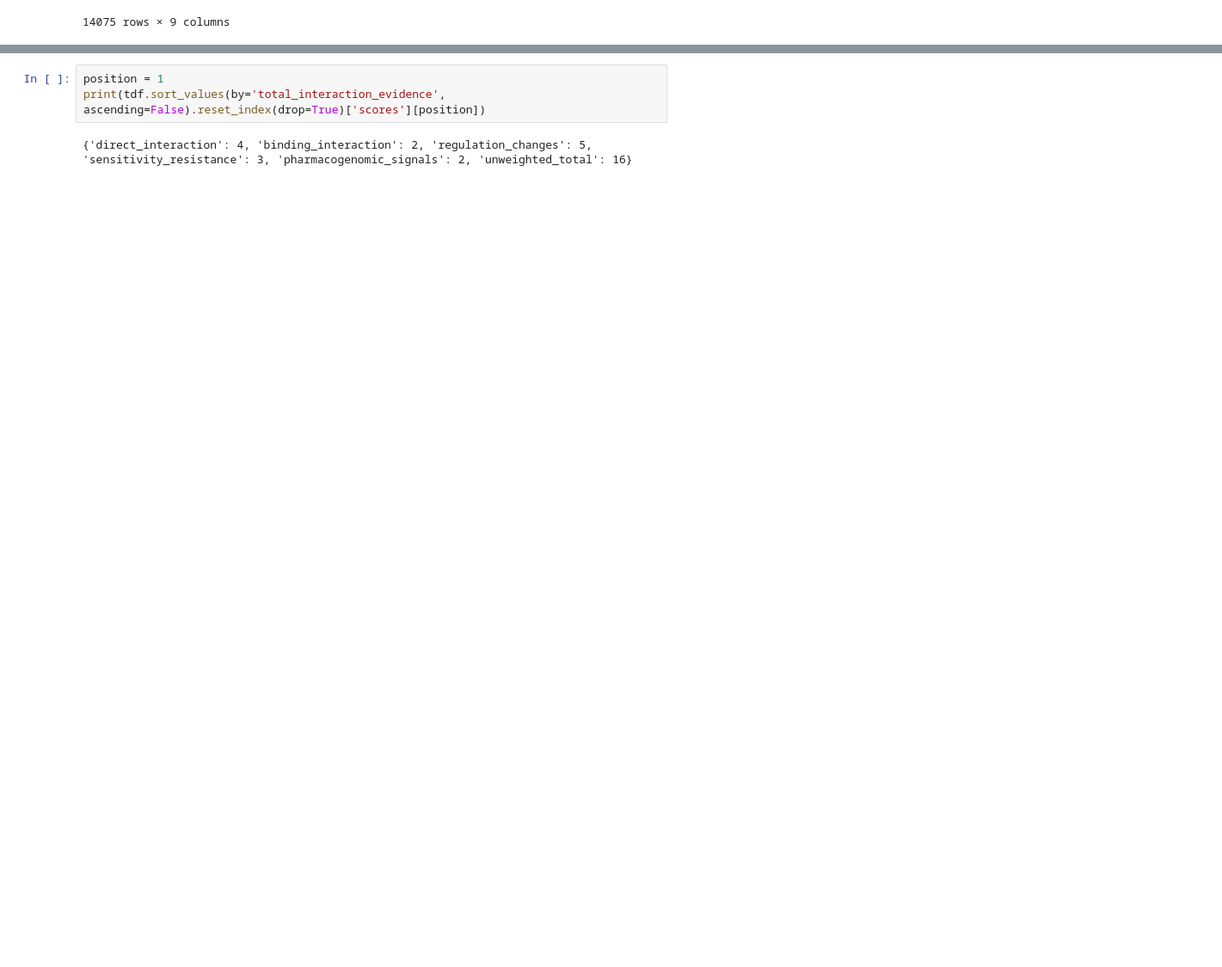
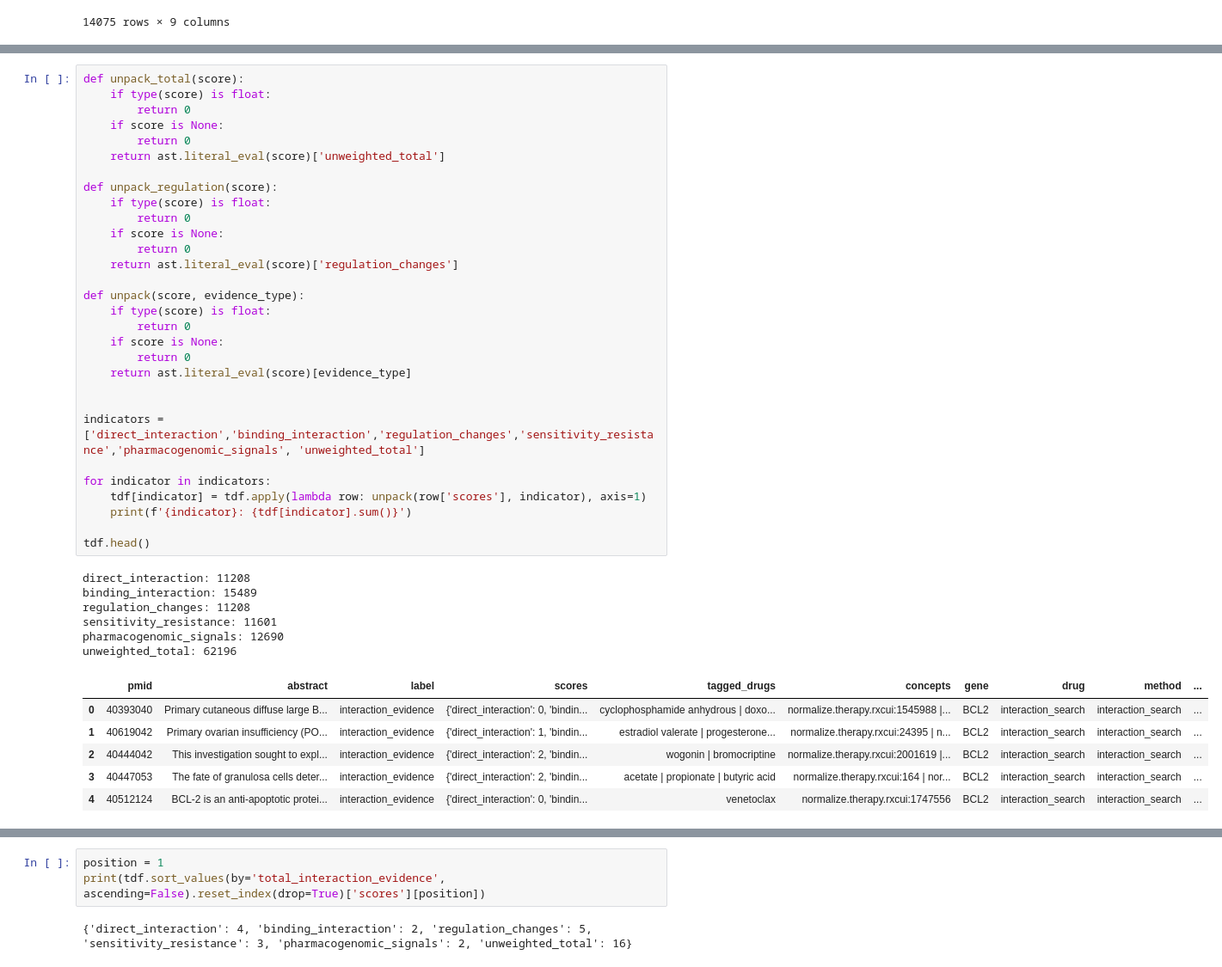
Before and after one commit to mcannon068nw/clinical-score-2, a Jupyter notebook: research/example-4.ipynb, the cells around one changed output, grey strips where cells are left out. Shown at 86% size. Saved outputs shown, nothing was run; the diff lists cells and outputs as text; blank space fills up the shorter version.

```diff
--- a/research/example-4.ipynb
+++ b/research/example-4.ipynb
@@ -258,3 +258,46 @@ tdf.sort_values(by='total_regulation_evidence', ascending=False)[0:10]
 | 2877 | 38178196 | Major depressive disorder (MDD) i... | interaction_evidence | {'direct_interaction': 5, 'bindin... | leucine | sucrose | sirolimus | t... | normalize.therapy.rxcui:6308 | no... | BCL2 | interaction_search | interaction_search | ... |
 | 13941 | 37004989 | Mitophagy removes damaged mitocho... | interaction_evidence | {'direct_interaction': 4, 'bindin... | Kynurenine | oxygen | normalize.therapy.drugbank:DB0207... | BCL2 | interaction_search | interaction_search | ... |
 | 6205 | 26297434 | The oncogenic transcription facto... | interaction_evidence | {'direct_interaction': 4, 'bindin... | sorafenib | normalize.therapy.rxcui:495881 | BCL2 | interaction_search | interaction_search | ... |
+# %%
+def unpack_total(score):
+    if type(score) is float:
+        return 0
+    if score is None:
+        return 0
+    return ast.literal_eval(score)['unweighted_total']
+
+def unpack_regulation(score):
+    if type(score) is float:
+        return 0
+    if score is None:
+        return 0
+    return ast.literal_eval(score)['regulation_changes']
+
+def unpack(score, evidence_type):
+    if type(score) is float:
+        return 0
+    if score is None:
+        return 0
+    return ast.literal_eval(score)[evidence_type]
+
+
+indicators = ['direct_interaction','binding_interaction','regulation_changes','sensitivity_resistance','pharmacogenomic_signals', 'unweighted_total']
+
+for indicator in indicators:
+    tdf[indicator] = tdf.apply(lambda row: unpack(row['scores'], indicator), axis=1)
+    print(f'{indicator}: {tdf[indicator].sum()}')
+
+tdf.head()
+# %% [output]
+direct_interaction: 11208
+binding_interaction: 15489
+regulation_changes: 11208
+sensitivity_resistance: 11601
+pharmacogenomic_signals: 12690
+unweighted_total: 62196
+|  | pmid | abstract | label | scores | tagged_drugs | concepts | gene | drug | method | ... |
+| 0 | 40393040 | Primary cutaneous diffuse large B... | interaction_evidence | {'direct_interaction': 0, 'bindin... | cyclophosphamide anhydrous | doxo... | normalize.therapy.rxcui:1545988 |... | BCL2 | interaction_search | interaction_search | ... |
+| 1 | 40619042 | Primary ovarian insufficiency (PO... | interaction_evidence | {'direct_interaction': 1, 'bindin... | estradiol valerate | progesterone... | normalize.therapy.rxcui:24395 | n... | BCL2 | interaction_search | interaction_search | ... |
+| 2 | 40444042 | This investigation sought to expl... | interaction_evidence | {'direct_interaction': 2, 'bindin... | wogonin | bromocriptine | normalize.therapy.rxcui:2001619 |... | BCL2 | interaction_search | interaction_search | ... |
+| 3 | 40447053 | The fate of granulosa cells deter... | interaction_evidence | {'direct_interaction': 2, 'bindin... | acetate | propionate | butyric acid | normalize.therapy.rxcui:164 | nor... | BCL2 | interaction_search | interaction_search | ... |
+| 4 | 40512124 | BCL-2 is an anti-apoptotic protei... | interaction_evidence | {'direct_interaction': 0, 'bindin... | venetoclax | normalize.therapy.rxcui:1747556 | BCL2 | interaction_search | interaction_search | ... |
```
Also changed, not shown: parts of 6 cells of this notebook, 1 other file.
